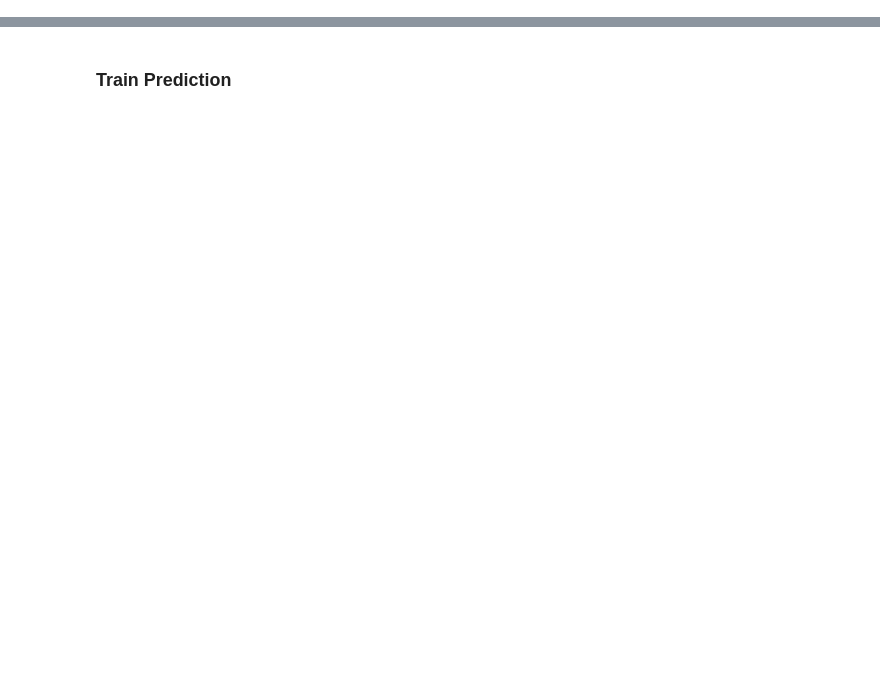
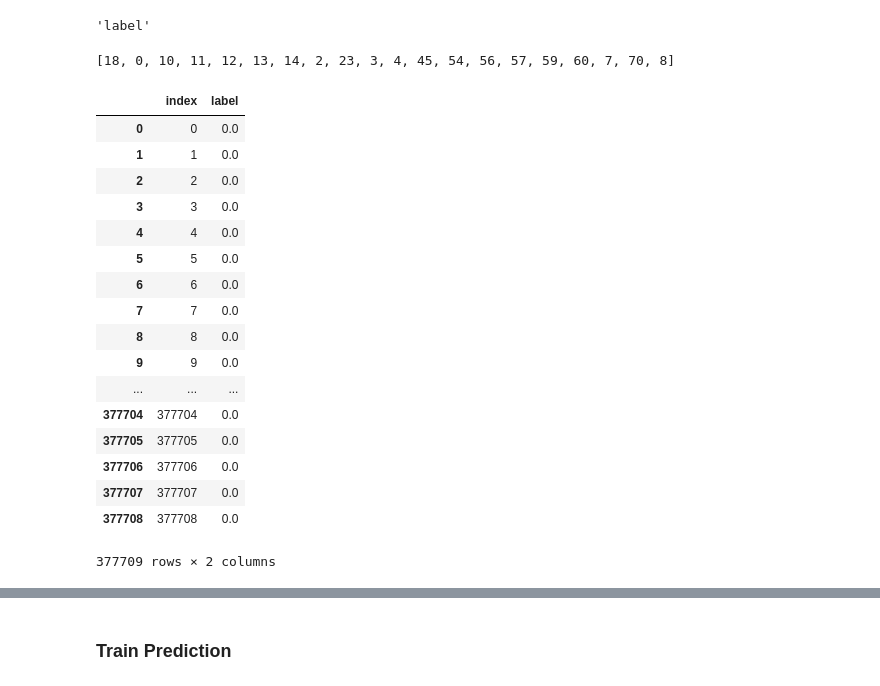
Before and after one commit to novinsh/signaling_heroes, a Jupyter notebook: baseline_dt.ipynb, the cells around one changed output, grey strips where cells are left out. Drawn from its saved outputs; the diff is of its cells as text; code cells hidden in the pictures; blank space fills up the shorter version.

```diff
--- a/baseline_dt.ipynb
+++ b/baseline_dt.ipynb
@@ -10,0 +12,3 @@ data = pd.read_csv('datasets/training_data/training_data_attacks.csv')
+# %%
+data0 = data0.drop(['Unnamed: 0'], axis=1)
+data0.isnull().values.any()
@@ -10,0 +45,6 @@ data = pd.read_csv('datasets/training_data/training_data_attacks.csv')
+# %%
+good_features = list(data.columns)
+good_features[0] = '18'
+good_features.pop()
+# %% [output]
+'label'
@@ -10,0 +53,25 @@ data = pd.read_csv('datasets/training_data/training_data_attacks.csv')
+# %%
+good_features
+# %% [output]
+[18, 0, 10, 11, 12, 13, 14, 2, 23, 3, 4, 45, 54, 56, 57, 59, 60, 7, 70, 8]
+# %%
+data0['label'].reset_index()
+# %% [output]
+|  | index | label |
+| 0 | 0 | 0.0 |
+| 1 | 1 | 0.0 |
+| 2 | 2 | 0.0 |
+| 3 | 3 | 0.0 |
+| 4 | 4 | 0.0 |
+| 5 | 5 | 0.0 |
+| 6 | 6 | 0.0 |
+| 7 | 7 | 0.0 |
+| 8 | 8 | 0.0 |
+| 9 | 9 | 0.0 |
+| ... | ... | ... |
+| 377704 | 377704 | 0.0 |
+| 377705 | 377705 | 0.0 |
+| 377706 | 377706 | 0.0 |
+| 377707 | 377707 | 0.0 |
+| 377708 | 377708 | 0.0 |
+377709 rows × 2 columns
```
Also changed, not shown: parts of 19 cells of this notebook.
